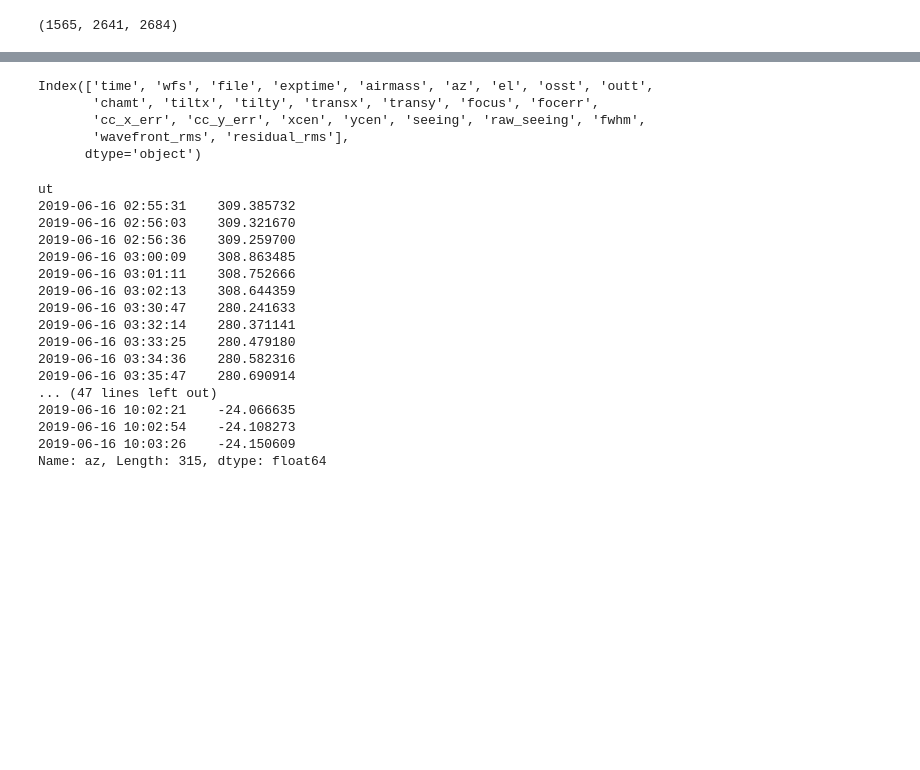
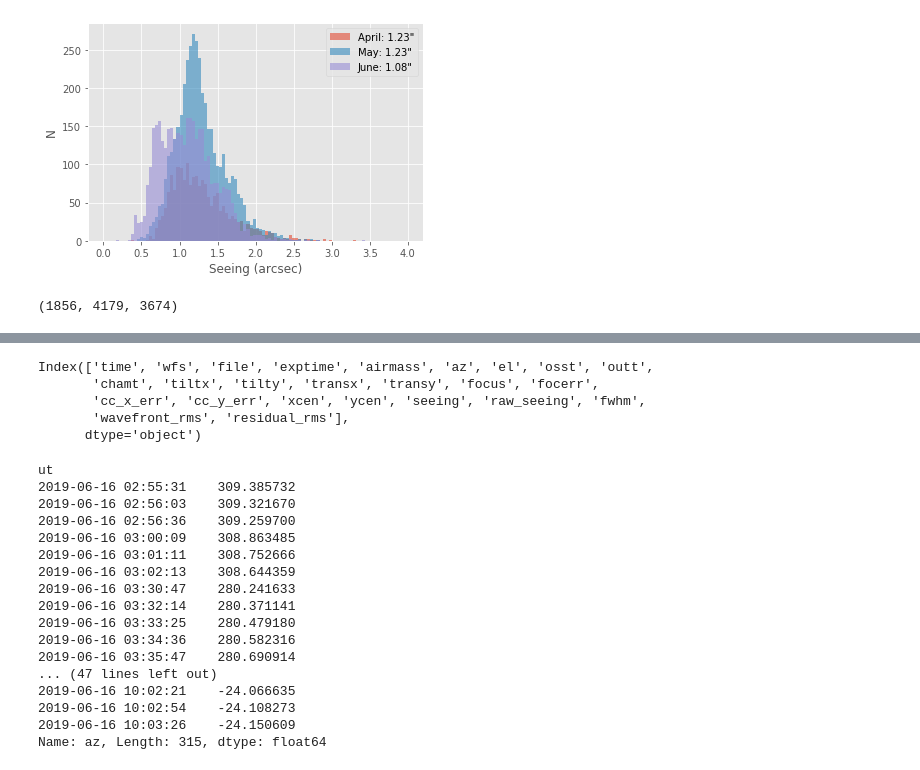
Before and after one commit to MMTObservatory/seeing_analysis, a Jupyter notebook: Seeing Summary - 2019_q2.ipynb, the cells around one changed output, grey strips where cells are left out. Cells and saved outputs as stored; diff of their text form; code cells hidden in the pictures; blank space fills up the shorter version.

```diff
--- a/Seeing Summary - 2019_q2.ipynb
+++ b/Seeing Summary - 2019_q2.ipynb
@@ -125,9 +121,9 @@ plt.show()
 # panda time indexing makes it easy to group by month
 months = {}
 legends = []
-months['January'] = fixed['2019-01']
-months['February'] = fixed['2019-02']
-months['March'] = fixed['2019-03']
+months['April'] = fixed['2019-04']
+months['May'] = fixed['2019-05']
+months['June'] = fixed['2019-06']
 for m in months:
     plt.hist(months[m]['seeing'], bins=100, range=(0.0, 4.0), label=m, alpha=0.6)
     legend = "%s: %.2f\"" % (m, np.median(months[m]['seeing']))
@@ -136,6 +132,6 @@ plt.legend(legends)
 plt.xlabel("Seeing (arcsec)")
 plt.ylabel("N")
 #plt.title("Data and median seeing values grouped by month")
-plt.savefig("2019q1_monthly.png")
+plt.savefig("2019q2_monthly.png")
 plt.show()
 # %% [output]
@@ -144,7 +138,8 @@ plt.show()
+[figure, added]
 # %%
-len(months['January']), len(months['February']), len(months['March'])
+len(months['April']), len(months['May']), len(months['June'])
 # %% [output]
-(1565, 2641, 2684)
+(1856, 4179, 3674)
 # %%
 # now use the between_time() method to split the data into first and second halves of the night.
 first_half = fixed.between_time(start_time='00:00', end_time='07:00')
```
Also changed, not shown: parts of 12 cells of this notebook, 6 other files.
